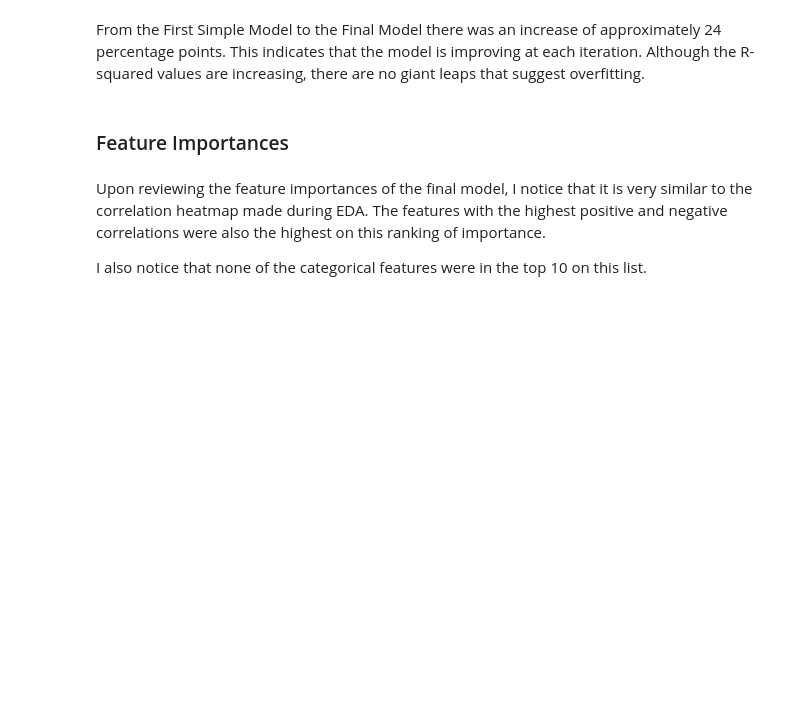
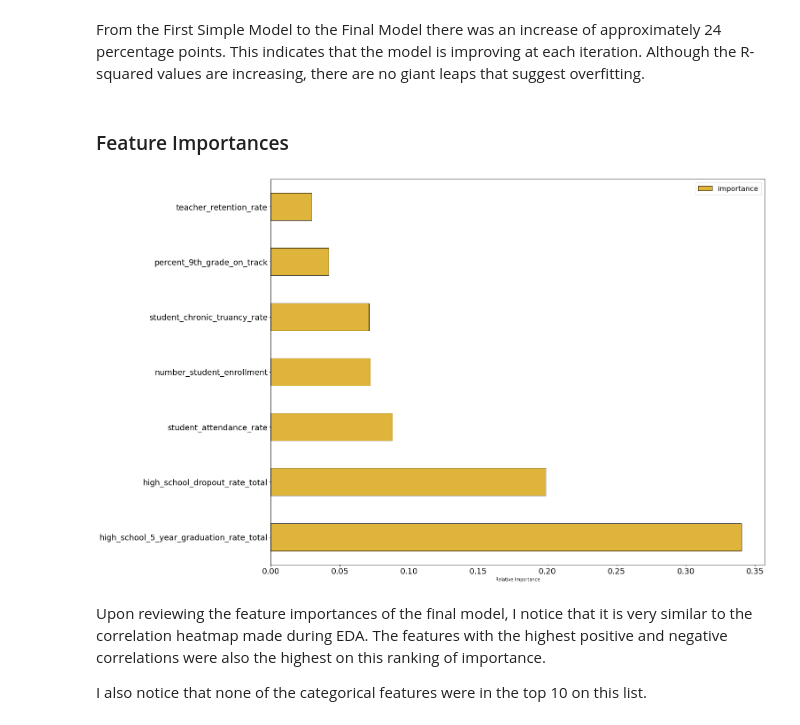
Before and after one commit to dannmorr/predicting-ibse-graduation-rate, a Jupyter notebook: notebooks/report/final_report.ipynb, the cells around one changed output. Drawn from its saved outputs; the diff is of its cells as text; code cells hidden in the pictures; blank space fills up the shorter version.

```diff
--- a/notebooks/report/final_report.ipynb
+++ b/notebooks/report/final_report.ipynb
@@ -164,7 +164,7 @@ warnings.simplefilter('ignore', category = DeprecationWarning)
 warnings.simplefilter('ignore', category = FutureWarning)
 
 # plot parameters
-plt.rcParams['figure.figsize'] = 12, 12
+plt.rcParams['figure.figsize'] = 20, 16
 plt.rcParams['axes.labelsize'] = 20
 plt.rcParams['axes.titlesize'] = 25
 plt.rcParams['xtick.labelsize'] = 18
@@ -525,3 +635,15 @@ feature_results.head(10)
+# %%
+# Plot the 5 most important features in a horizontal bar chart
+feature_results.loc[:6, :].plot(x = 'feature', y = 'importance',
+                                 edgecolor = 'k',
+                                 kind='barh', color = '#deb53a');
+plt.xlabel('Relative Importance', size = 10); plt.ylabel('')
+plt.title('Feature Importances from Final Model', size = 30)
+#plt.tight_layout()
+plt.savefig('../../reports/figures/feature_importance.png')
+plt.show();
+# %% [output]
+[figure, added]
 # %% [markdown]
 Upon reviewing the feature importances of the final model, I notice that it is very similar to the correlation heatmap made during EDA.
 The features with the highest positive and negative correlations were also the highest on this ranking of importance.
```
Also changed, not shown: parts of 10 cells of this notebook, 5 other files.
